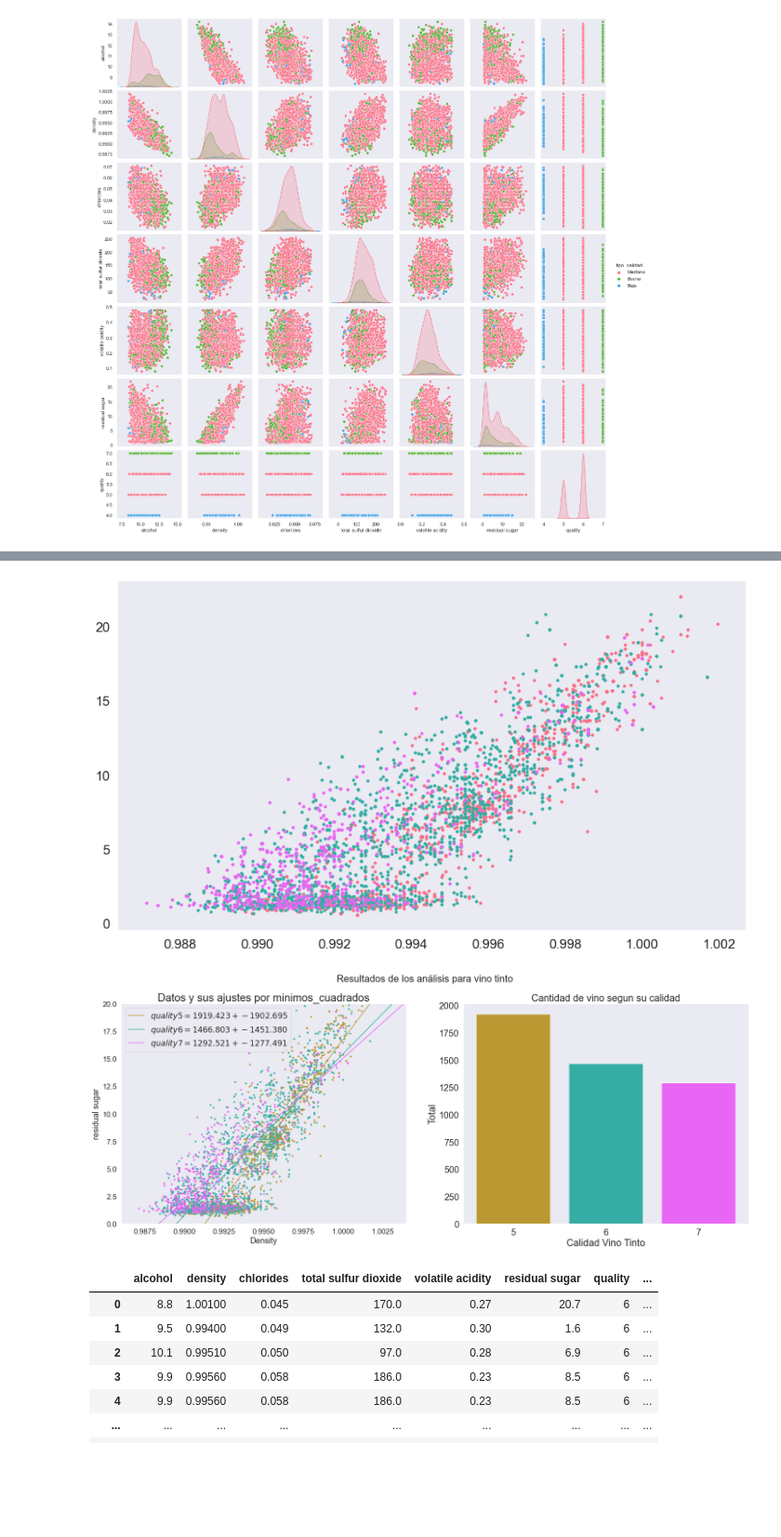
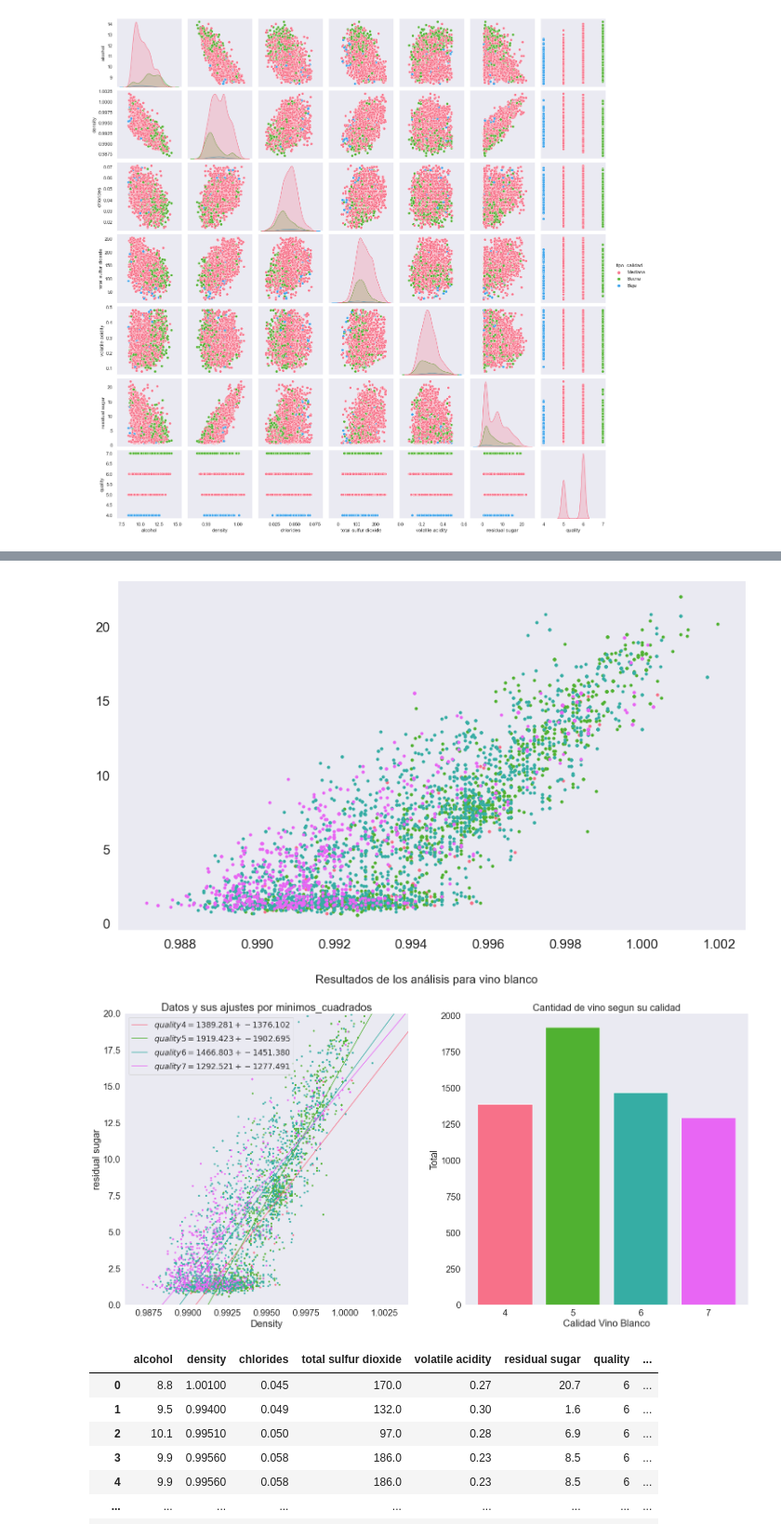
Before and after one commit to rusgar/Me_gusta_el_vino_y_los-toros, a Jupyter notebook: more_analylitc/More_analytic_wine_white.ipynb, the cells around one changed output, grey strips where cells are left out. Shown at 93% size. Saved outputs shown, nothing was run; the diff lists cells and outputs as text; code cells hidden in the pictures; blank space fills up the shorter version.

Commit message:
retocando las graficas

```diff
--- a/more_analylitc/More_analytic_wine_white.ipynb
+++ b/more_analylitc/More_analytic_wine_white.ipynb
@@ -5,7 +5,7 @@ import seaborn as sns;sns.set(color_codes=True)
 import numpy as np
 color = sns.color_palette("tab10")
 # %%
-df_red = pd.read_csv("data/wine_final_white_todo.csv")
+df_red = pd.read_csv("../data/wine_final_white_todo.csv")
 df_red.head()
 # %% [output]
 |  | fixed acidity | volatile acidity | citric acid | residual sugar | chlorides | free sulfur dioxide | ... |
@@ -59,5 +59,7 @@ plt.show()
 # %%
-#las calidades más representadas son los vinos de calidad 5,6 y 7
+#las calidades más representadas son los vinos de calidad 4,5,6 y 7
+calidad_4 = pd.DataFrame(data=white_analysis[white_analysis.quality==4],
+                     columns=['density', 'residual sugar'])
 calidad_5 = pd.DataFrame(data=white_analysis[white_analysis.quality==5],
                      columns=['density', 'residual sugar'])
 calidad_6= pd.DataFrame(data=white_analysis[white_analysis.quality==6],
@@ -65,16 +67,17 @@ calidad_6= pd.DataFrame(data=white_analysis[white_analysis.quality==6],
 calidad_7 = pd.DataFrame(data=white_analysis[white_analysis.quality==7],
                      columns=['density', 'residual sugar'])
 # %%
-#Se graficarán las 3 calidades para ver qué tan separadas están
+#Se graficarán las 4 calidades para ver qué tan separadas están
 figure = plt.figure(figsize = (14,8))
 sns.set_context("notebook", font_scale= 1.5)
 colores = sns.color_palette(palette='husl', n_colors=6, desat=None)#obtener los colores usados anteriormente
-plt.plot(calidad_5['density'],calidad_5['residual sugar'], '.', color = colores[0], label='5')
+plt.plot(calidad_4['density'],calidad_4['residual sugar'], '.', color = colores[0], label='4')
+plt.plot(calidad_5['density'],calidad_5['residual sugar'], '.', color = colores[2], label='5')
 plt.plot(calidad_6['density'],calidad_6['residual sugar'], '.', color = colores[3], label='6')
 plt.plot(calidad_7['density'],calidad_7['residual sugar'], '.', color = colores[5], label='7')
 plt.show()
 # %% [output]
-[figure, old version]
+[figure, new version]
 # %%
 def minimos_cuadrados(x,y):
     m = len(x) #len() mide el largo del vector
@@ -86,46 +89,50 @@ def minimos_cuadrados(x,y):
     b = (sumax2*sumay - sumaxy*sumax) / (m*sumax2 - sumax**2)
     return a,b
 # %%
-#obtener el ajuste de mínimos cuadrados para los 3 conjuntos de datos
+#obtener el ajuste de mínimos cuadrados para los 4 conjuntos de datos
+a4,b4 = minimos_cuadrados(calidad_4['density'],calidad_4['residual sugar'])
 a5,b5 = minimos_cuadrados(calidad_5['density'],calidad_5['residual sugar'])
 a6,b6 = minimos_cuadrados(calidad_6['density'],calidad_6['residual sugar'])
 a7,b7 = minimos_cuadrados(calidad_7['density'],calidad_7['residual sugar'])
 
 x = np.linspace(0.986,1.004)
+y4 = a4*x + b4
 y5 = a5*x + b5
 y6 = a6*x + b6
 y7 = a7*x + b7
 # %%
-plt.figure(figsize=(25,9))#figura de tamaño 15x5
-plt.suptitle("Resultados de los análisis para vino tinto")#titulo general
+plt.figure(figsize=(25,12))#figura de tamaño 15x5
+plt.suptitle("Resultados de los análisis para vino blanco")#titulo general
 plt.subplot(121) #figura con 2 gráficos. 1º gráfico
 
 #graficar las nubes de puntos
 sns.set_context("notebook", font_scale= 2.0)
 plt.title('Datos y sus ajustes por minimos_cuadrados')
-plt.plot(calidad_5['density'],calidad_5['residual sugar'], '.', color = colores[1], label='')
+plt.plot(calidad_4['density'],calidad_4['residual sugar'], '.', color = colores[0], label='')
+plt.plot(calidad_5['density'],calidad_5['residual sugar'], '.', color = colores[2], label='')
 plt.plot(calidad_6['density'],calidad_6['residual sugar'], '.', color = colores[3],label='')
 plt.plot(calidad_7['density'],calidad_7['residual sugar'], '.', color = colores[5],label='')
 
 #graficar los ajustes
 sns.set_context("notebook", font_scale= 1.6)
-plt.plot(x,y5, '-', color = colores[1],label='$quality5 = %0.3f + %0.3f  $'%(a5,b5))
+plt.plot(x,y4, '-', color = colores[0],label='$quality4 = %0.3f + %0.3f  $'%(a4,b4))
+plt.plot(x,y5, '-', color = colores[2],label='$quality5 = %0.3f + %0.3f  $'%(a5,b5))
 plt.plot(x,y6, '-', color = colores[3],label='$quality6 = %0.3f + %0.3f  $'%(a6,b6))
 plt.plot(x,y7, '-', color = colores[5],label='$quality7 = %0.3f + %0.3f  $'%(a7,b7))
 plt.xlabel('Density')#etiquetar correctamente los gráficos
 plt.ylabel('residual sugar')
 plt.legend() #agregar leyenda al gráfico
 plt.xlim(0.986,1.004)#ordenar el rango a mostrar
 plt.ylim(0,20)
 
 sns.set_context("notebook", font_scale=1.8)#2º gráfico
 plt.subplot(122)
 plt.title('Cantidad de vino segun su calidad')
-plt.bar([5,6,7], [a5,a6,a7], color = [colores[1], colores[3], colores[5]])
-plt.xlabel('Calidad Vino Tinto')
+plt.bar([4,5,6,7], [a4,a5,a6,a7], color = [colores[0],colores[2], colores[3], colores[5]])
+plt.xlabel('Calidad Vino Blanco')
 plt.ylabel('Total')
-plt.xticks([5,6,7])
+plt.xticks([4,5,6,7])
 plt.show()
 # %% [output]
-[figure, old version]
+[figure, new version]
 # %%
```
Also changed, not shown: parts of 2 cells of this notebook, 5 other files.
